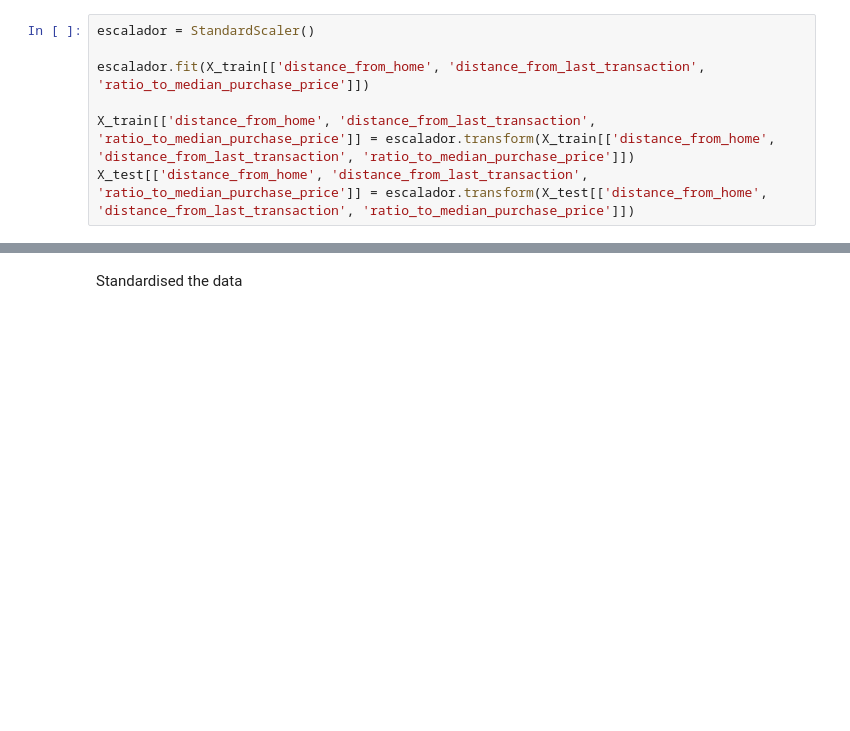
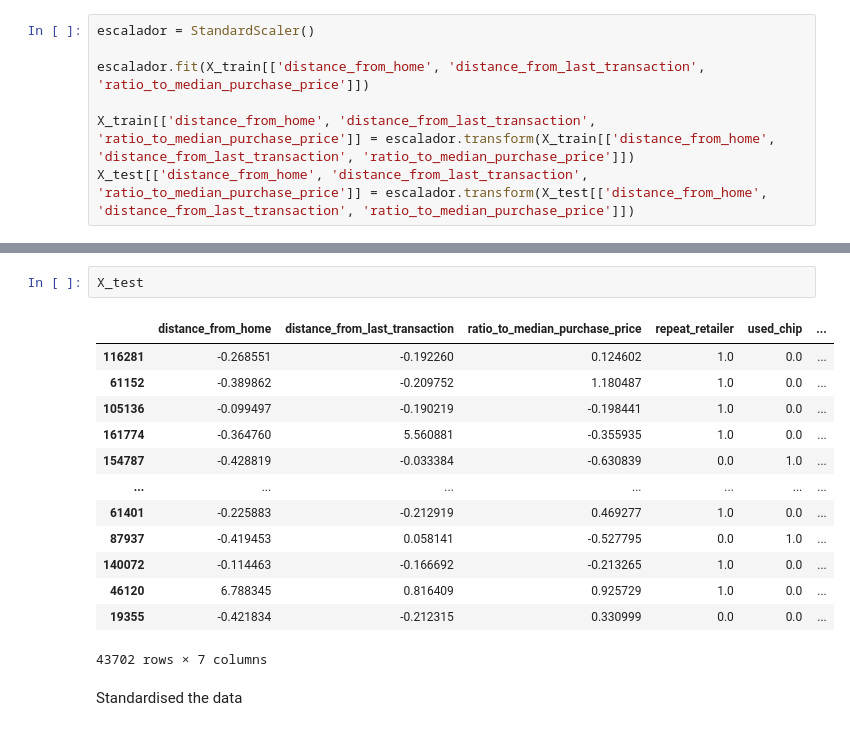
Before and after one commit to Ankourii/Fraud_prediction, a Jupyter notebook: notebooks/model.ipynb, the cells around one changed output, grey strips where cells are left out. Saved outputs shown, nothing was run; the diff lists cells and outputs as text; blank space fills up the shorter version.

```diff
--- a/notebooks/model.ipynb
+++ b/notebooks/model.ipynb
@@ -46,3 +73,19 @@ X_test[['distance_from_home', 'distance_from_last_transaction', 'ratio_to_median
+# %%
+X_test
+# %% [output]
+|  | distance_from_home | distance_from_last_transaction | ratio_to_median_purchase_price | repeat_retailer | used_chip | ... |
+| 116281 | -0.268551 | -0.192260 | 0.124602 | 1.0 | 0.0 | ... |
+| 61152 | -0.389862 | -0.209752 | 1.180487 | 1.0 | 0.0 | ... |
+| 105136 | -0.099497 | -0.190219 | -0.198441 | 1.0 | 0.0 | ... |
+| 161774 | -0.364760 | 5.560881 | -0.355935 | 1.0 | 0.0 | ... |
+| 154787 | -0.428819 | -0.033384 | -0.630839 | 0.0 | 1.0 | ... |
+| ... | ... | ... | ... | ... | ... | ... |
+| 61401 | -0.225883 | -0.212919 | 0.469277 | 1.0 | 0.0 | ... |
+| 87937 | -0.419453 | 0.058141 | -0.527795 | 0.0 | 1.0 | ... |
+| 140072 | -0.114463 | -0.166692 | -0.213265 | 1.0 | 0.0 | ... |
+| 46120 | 6.788345 | 0.816409 | 0.925729 | 1.0 | 0.0 | ... |
+| 19355 | -0.421834 | -0.212315 | 0.330999 | 0.0 | 0.0 | ... |
+43702 rows × 7 columns
 # %% [markdown]
 Standardised the data
 # %%
```
Also changed, not shown: parts of 29 cells of this notebook, 2 other files.
